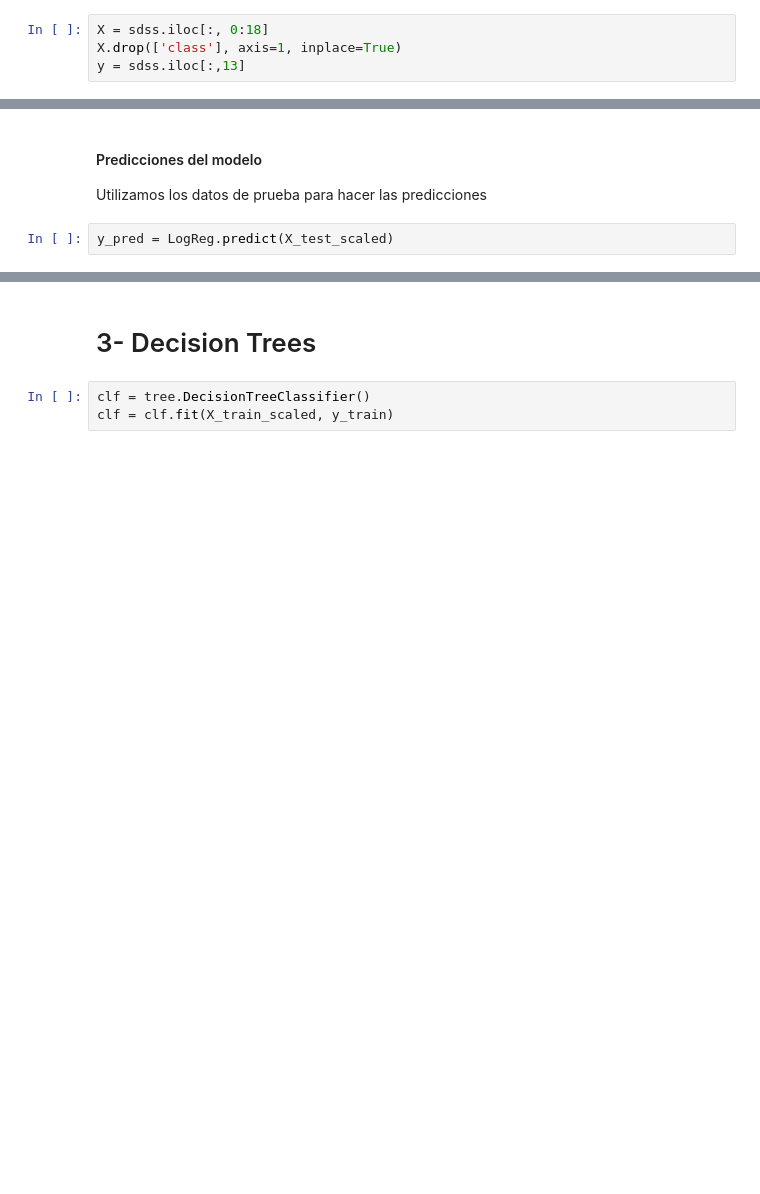
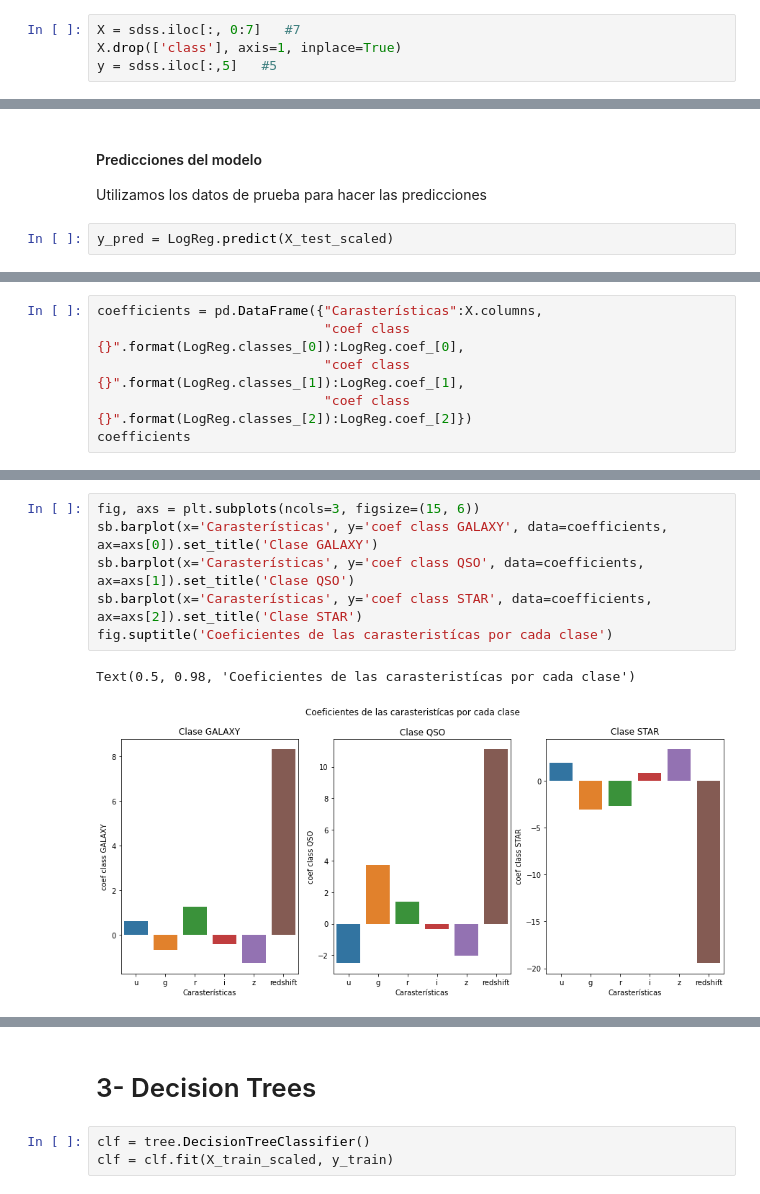
Before and after one commit to eleazarVasquez/INFO257, a Jupyter notebook: TareaPracticaUnidad1/TareaPracticaUnidad1.ipynb, the cells around one changed output, grey strips where cells are left out. Saved outputs shown, nothing was run; the diff lists cells and outputs as text; blank space fills up the shorter version.

```diff
--- a/TareaPracticaUnidad1/TareaPracticaUnidad1.ipynb
+++ b/TareaPracticaUnidad1/TareaPracticaUnidad1.ipynb
@@ -110,7 +147,7 @@ La conclución que se puede hacer mirando el gráfico anterior, el que nos nuest
 # %%
-X = sdss.iloc[:, 0:18]
+X = sdss.iloc[:, 0:7]   #7
 X.drop(['class'], axis=1, inplace=True)
-y = sdss.iloc[:,13]
+y = sdss.iloc[:,5]   #5
 # %% [markdown]
 #### División de los datos. Train y Test
 
@@ -204,0 +222,6 @@ neigh.score(X_train_scaled, y_train)
+# %%
+coefficients = pd.DataFrame({"Carasterísticas":X.columns,
+                             "coef class {}".format(LogReg.classes_[0]):LogReg.coef_[0],
+                             "coef class {}".format(LogReg.classes_[1]):LogReg.coef_[1],
+                             "coef class {}".format(LogReg.classes_[2]):LogReg.coef_[2]})
+coefficients
@@ -204,0 +236,9 @@ neigh.score(X_train_scaled, y_train)
+# %%
+fig, axs = plt.subplots(ncols=3, figsize=(15, 6))
+sb.barplot(x='Carasterísticas', y='coef class GALAXY', data=coefficients, ax=axs[0]).set_title('Clase GALAXY')
+sb.barplot(x='Carasterísticas', y='coef class QSO', data=coefficients, ax=axs[1]).set_title('Clase QSO')
+sb.barplot(x='Carasterísticas', y='coef class STAR', data=coefficients, ax=axs[2]).set_title('Clase STAR')
+fig.suptitle('Coeficientes de las carasteristícas por cada clase')
+# %% [output]
+Text(0.5, 0.98, 'Coeficientes de las carasteristícas por cada clase')
+[figure, added]
```
Also changed, not shown: parts of 69 cells of this notebook, 1 other file.
